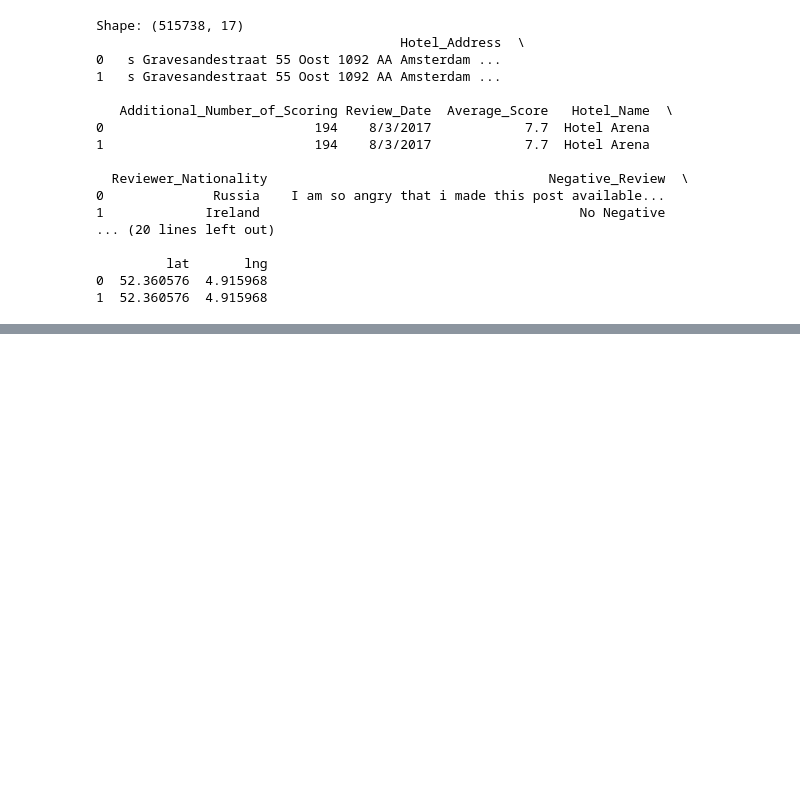
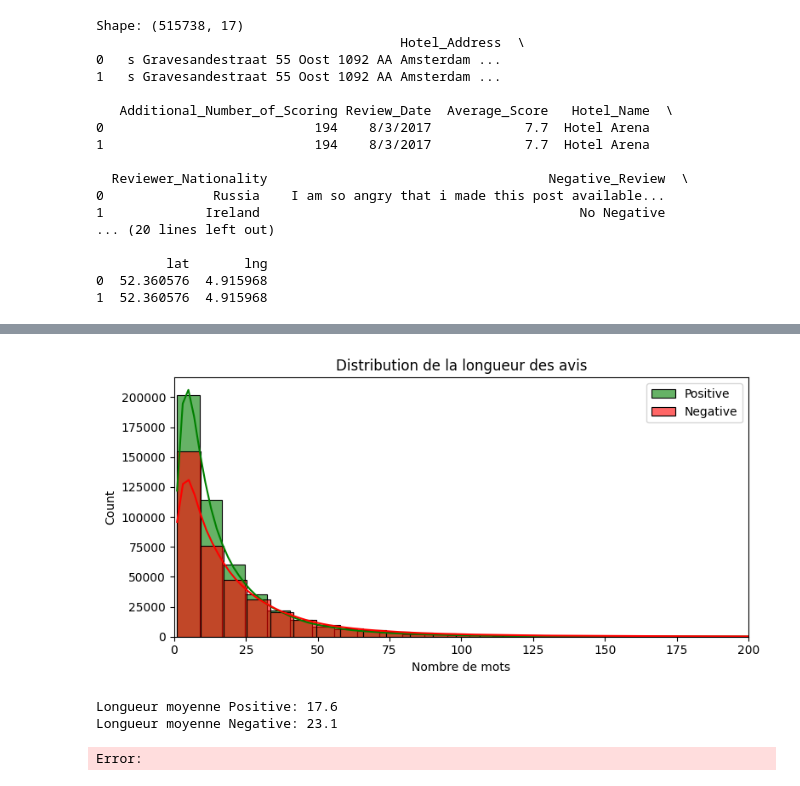
Before and after one commit to Sarahdje/NLP-Project, a Jupyter notebook: notebooks/01_exploration.ipynb, the cells around one changed output, grey strips where cells are left out. Drawn from its saved outputs; the diff is of its cells as text; code cells hidden in the pictures; blank space fills up the shorter version.

```diff
--- a/notebooks/01_exploration.ipynb
+++ b/notebooks/01_exploration.ipynb
@@ -112,0 +160,24 @@ for sentiment, color in [('Positive','Greens'), ('Negative','Reds')]:
+# %%
+# ── 7. LONGUEUR DES AVIS ────────────────────────────────────
+df_combined['review_length'] = df_combined['review_text'].apply(lambda x: len(str(x).split()))
+
+plt.figure(figsize=(8, 4))
+for label, color in [('Positive', 'green'), ('Negative', 'red')]:
+    subset = df_combined[df_combined['label'] == label]['review_length']
+    sns.histplot(subset, bins=50, color=color, label=label, alpha=0.6, kde=True)
+plt.title('Distribution de la longueur des avis')
+plt.xlabel('Nombre de mots')
+plt.ylabel('Count')
+plt.xlim(0, 200)
+plt.legend()
+plt.tight_layout()
+plt.savefig('../results/visualizations/review_length_distribution.png')
+plt.show()
+
+print('Longueur moyenne Positive:', df_combined[df_combined['label']=='Positive']['review_length'].mean().round(1))
+print('Longueur moyenne Negative:', df_combined[df_combined['label']=='Negative']['review_length'].mean().round(1))
+# %% [output]
+[figure, added]
+Longueur moyenne Positive: 17.6
+Longueur moyenne Negative: 23.1
+Error:
```
Also changed, not shown: parts of 10 cells of this notebook, 33 other files.
